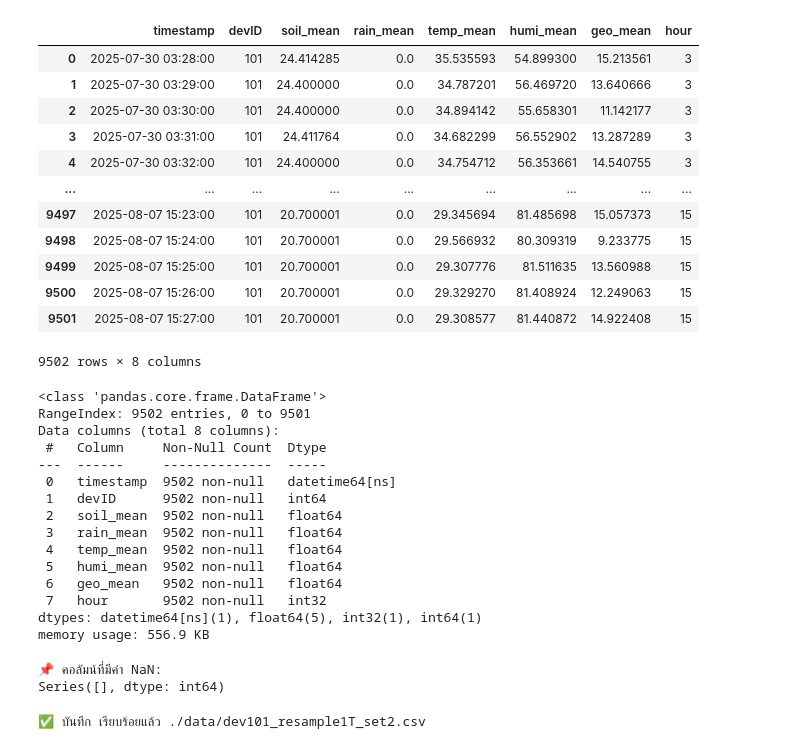
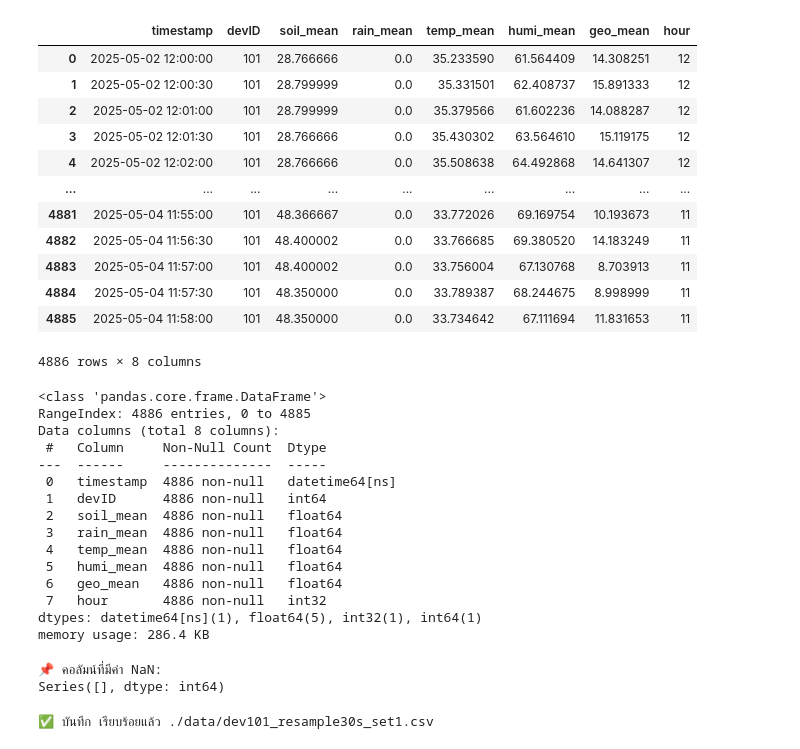
Before and after one commit to Ahmadaduwa/Landslide, a Jupyter notebook: DataCleaning2.ipynb, the cells around one changed output. Drawn from its saved outputs; the diff is of its cells as text; code cells hidden in the pictures.

```diff
--- a/DataCleaning2.ipynb
+++ b/DataCleaning2.ipynb
@@ -5,9 +5,9 @@ from sklearn.preprocessing import StandardScaler
 import matplotlib.pyplot as plt
 from scipy.stats import zscore
 
-csv_path = "./data/Landslide_dataSet2.csv"
+csv_path = "./data/Landslide_dataSet1.csv"
 device = "101"
-save_path = f"./data/dev{device}_resample1T_set2.csv"
+save_path = f"./data/dev{device}_resample30s_set1.csv"
 #save_path = f"data/devAll2_prepared.csv"
 
 df = pd.read_csv(csv_path)
@@ -45,9 +45,9 @@ df = df[df['rain'] != -1.0]
 
 df = df[df['devID'] == int(device)]
 # %%
-#start_date = "2025-07-20 16:30:00"
-#end_date = "2025-07-20 18:30:00"
-#
-#df = df[(df['timestamp'] >= start_date) & (df['timestamp'] <= end_date)]
-#print(df['timestamp'].min())
-#print(df['timestamp'].max())
+start_date = "2025-05-02 12:00:00"
+end_date = "2025-05-04 12:00:00"
+
+df = df[(df['timestamp'] >= start_date) & (df['timestamp'] <= end_date)]
+print(df['timestamp'].min())
+print(df['timestamp'].max())
@@ -66,59 +69,59 @@ df.describe()
 # %%
 
-window = '1T'  # 10 วินาที (10 seconds) - Corrected comment
+window = '30s'  # 10 วินาที (10 seconds) - Corrected comment
 features = ['soil', 'rain', 'temp', 'humi', 'geo', 'lat', 'lng']
 
 df = df.sort_values('timestamp').reset_index(drop=True)
 
 # Ensure timestamp is datetime and set as index for the base DataFrame used for resampling
 if 'timestamp' in df.columns and not pd.api.types.is_datetime64_any_dtype(df['timestamp']):
     df['timestamp'] = pd.to_datetime(df['timestamp'])
 
 df_resample_base = df.set_index('timestamp')
 
 df_rolling = df_resample_base[features].resample(window).agg(['mean', 'std', 'min', 'max'])
 # --- END CORRECTED LINES ---
 
 df_rolling.columns = ['_'.join(col) for col in df_rolling.columns]
 df_rolling['devID'] = int(device)
 df_rolling = df_rolling.dropna()
 df_rolling = df_rolling.reset_index()
 
 df_rolling['hour'] = df_rolling['timestamp'].dt.hour
 df_rolling = df_rolling[['timestamp', 'devID', 'soil_mean', 'rain_mean', 'temp_mean', 'humi_mean', 'geo_mean', 'hour']]
 df_rolling
 # %% [output]
 |  | timestamp | devID | soil_mean | rain_mean | temp_mean | humi_mean | geo_mean | hour |
-| 0 | 2025-07-30 03:28:00 | 101 | 24.414285 | 0.0 | 35.535593 | 54.899300 | 15.213561 | 3 |
-| 1 | 2025-07-30 03:29:00 | 101 | 24.400000 | 0.0 | 34.787201 | 56.469720 | 13.640666 | 3 |
-| 2 | 2025-07-30 03:30:00 | 101 | 24.400000 | 0.0 | 34.894142 | 55.658301 | 11.142177 | 3 |
-| 3 | 2025-07-30 03:31:00 | 101 | 24.411764 | 0.0 | 34.682299 | 56.552902 | 13.287289 | 3 |
-| 4 | 2025-07-30 03:32:00 | 101 | 24.400000 | 0.0 | 34.754712 | 56.353661 | 14.540755 | 3 |
+| 0 | 2025-05-02 12:00:00 | 101 | 28.766666 | 0.0 | 35.233590 | 61.564409 | 14.308251 | 12 |
+| 1 | 2025-05-02 12:00:30 | 101 | 28.799999 | 0.0 | 35.331501 | 62.408737 | 15.891333 | 12 |
+| 2 | 2025-05-02 12:01:00 | 101 | 28.799999 | 0.0 | 35.379566 | 61.602236 | 14.088287 | 12 |
+| 3 | 2025-05-02 12:01:30 | 101 | 28.766666 | 0.0 | 35.430302 | 63.564610 | 15.119175 | 12 |
+| 4 | 2025-05-02 12:02:00 | 101 | 28.766666 | 0.0 | 35.508638 | 64.492868 | 14.641307 | 12 |
 | ... | ... | ... | ... | ... | ... | ... | ... | ... |
-| 9497 | 2025-08-07 15:23:00 | 101 | 20.700001 | 0.0 | 29.345694 | 81.485698 | 15.057373 | 15 |
-| 9498 | 2025-08-07 15:24:00 | 101 | 20.700001 | 0.0 | 29.566932 | 80.309319 | 9.233775 | 15 |
-| 9499 | 2025-08-07 15:25:00 | 101 | 20.700001 | 0.0 | 29.307776 | 81.511635 | 13.560988 | 15 |
-| 9500 | 2025-08-07 15:26:00 | 101 | 20.700001 | 0.0 | 29.329270 | 81.408924 | 12.249063 | 15 |
-| 9501 | 2025-08-07 15:27:00 | 101 | 20.700001 | 0.0 | 29.308577 | 81.440872 | 14.922408 | 15 |
+| 4881 | 2025-05-04 11:55:00 | 101 | 48.366667 | 0.0 | 33.772026 | 69.169754 | 10.193673 | 11 |
+| 4882 | 2025-05-04 11:56:30 | 101 | 48.400002 | 0.0 | 33.766685 | 69.380520 | 14.183249 | 11 |
+| 4883 | 2025-05-04 11:57:00 | 101 | 48.400002 | 0.0 | 33.756004 | 67.130768 | 8.703913 | 11 |
+| 4884 | 2025-05-04 11:57:30 | 101 | 48.350000 | 0.0 | 33.789387 | 68.244675 | 8.998999 | 11 |
+| 4885 | 2025-05-04 11:58:00 | 101 | 48.350000 | 0.0 | 33.734642 | 67.111694 | 11.831653 | 11 |
-9502 rows × 8 columns
+4886 rows × 8 columns
 # %%
 df_rolling.info()
 # %% [output]
 <class 'pandas.core.frame.DataFrame'>
-RangeIndex: 9502 entries, 0 to 9501
+RangeIndex: 4886 entries, 0 to 4885
 Data columns (total 8 columns):
  #   Column     Non-Null Count  Dtype
 ---  ------     --------------  -----
- 0   timestamp  9502 non-null   datetime64[ns]
- 1   devID      9502 non-null   int64
- 2   soil_mean  9502 non-null   float64
- 3   rain_mean  9502 non-null   float64
- 4   temp_mean  9502 non-null   float64
- 5   humi_mean  9502 non-null   float64
- 6   geo_mean   9502 non-null   float64
- 7   hour       9502 non-null   int32
+ 0   timestamp  4886 non-null   datetime64[ns]
+ 1   devID      4886 non-null   int64
+ 2   soil_mean  4886 non-null   float64
+ 3   rain_mean  4886 non-null   float64
+ 4   temp_mean  4886 non-null   float64
+ 5   humi_mean  4886 non-null   float64
+ 6   geo_mean   4886 non-null   float64
+ 7   hour       4886 non-null   int32
 dtypes: datetime64[ns](1), float64(5), int32(1), int64(1)
-memory usage: 556.9 KB
+memory usage: 286.4 KB
 # %%
 nan_counts = df_rolling.isna().sum()
 
@@ -135,4 +138,4 @@ df_rolling.to_csv(f"{save_path}", index=False)
 
 print("✅ บันทึก เรียบร้อยแล้ว", save_path)
 # %% [output]
-✅ บันทึก เรียบร้อยแล้ว ./data/dev101_resample1T_set2.csv
+✅ บันทึก เรียบร้อยแล้ว ./data/dev101_resample30s_set1.csv
```
Also changed, not shown: parts of 2 cells of this notebook, 19 other files.
